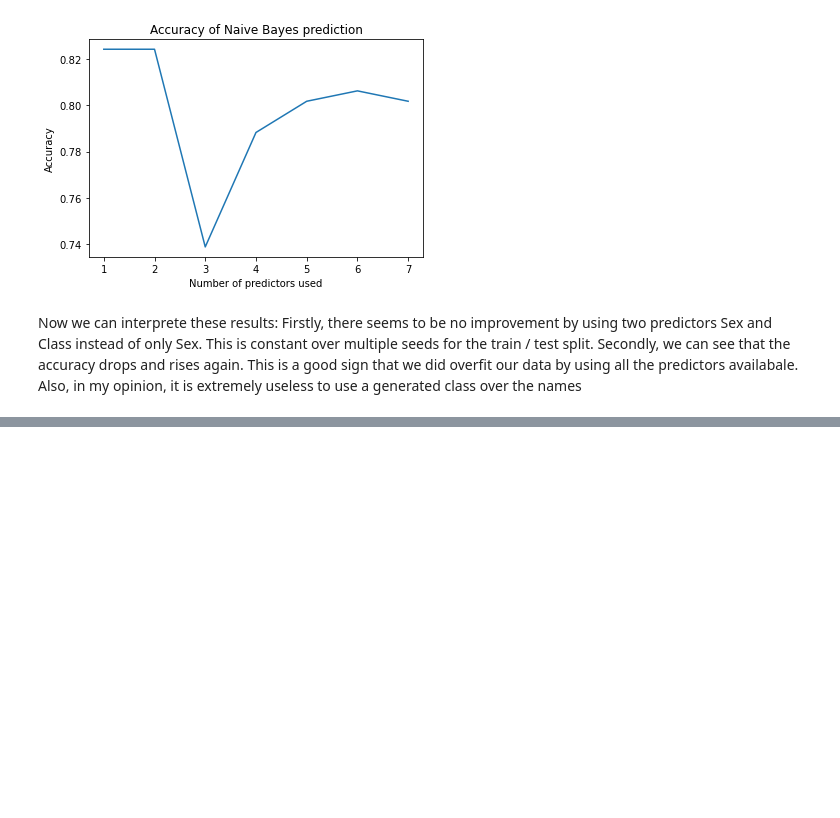
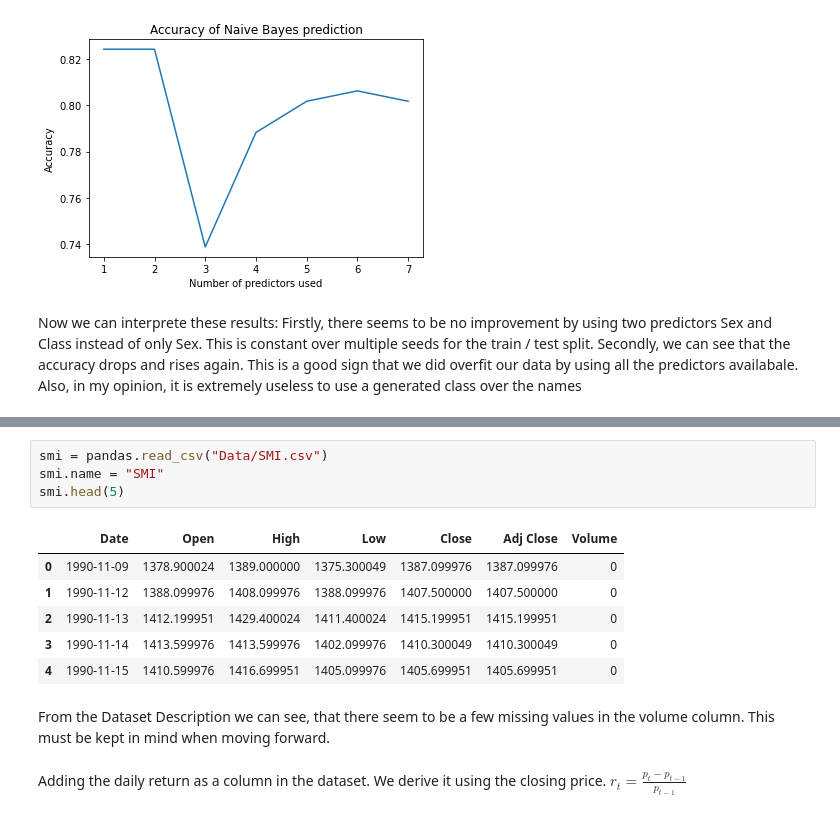
Before and after one commit to tobiasfamos/MachineLearningAndDataMining, a Jupyter notebook: Exercises/Exercise 2/MLTobiasFamosExercise2.ipynb, the cells around one changed output, grey strips where cells are left out. Cells and saved outputs as stored; diff of their text form; blank space fills up the shorter version.

```diff
--- a/Exercises/Exercise 2/MLTobiasFamosExercise2.ipynb
+++ b/Exercises/Exercise 2/MLTobiasFamosExercise2.ipynb
@@ -122,0 +155,16 @@ Also, in my opinion, it is extremely useless to use a generated class over the n
+# %%
+smi = pandas.read_csv("Data/SMI.csv")
+smi.name = "SMI"
+smi.head(5)
+# %% [output]
+|  | Date | Open | High | Low | Close | Adj Close | Volume |
+| 0 | 1990-11-09 | 1378.900024 | 1389.000000 | 1375.300049 | 1387.099976 | 1387.099976 | 0 |
+| 1 | 1990-11-12 | 1388.099976 | 1408.099976 | 1388.099976 | 1407.500000 | 1407.500000 | 0 |
+| 2 | 1990-11-13 | 1412.199951 | 1429.400024 | 1411.400024 | 1415.199951 | 1415.199951 | 0 |
+| 3 | 1990-11-14 | 1413.599976 | 1413.599976 | 1402.099976 | 1410.300049 | 1410.300049 | 0 |
+| 4 | 1990-11-15 | 1410.599976 | 1416.699951 | 1405.099976 | 1405.699951 | 1405.699951 | 0 |
+# %% [markdown]
+From the Dataset Description we can see, that there seem to be a few missing values in the volume column. This must be kept in mind when moving forward.
+# %% [markdown]
+Adding the daily return as a column in the dataset. We derive it using the closing price.
+$r_{t} = \frac{p_{t} - p_{t-1}}{p_{t-1}}$
```
Also changed, not shown: parts of 35 cells of this notebook, 30 other files.
